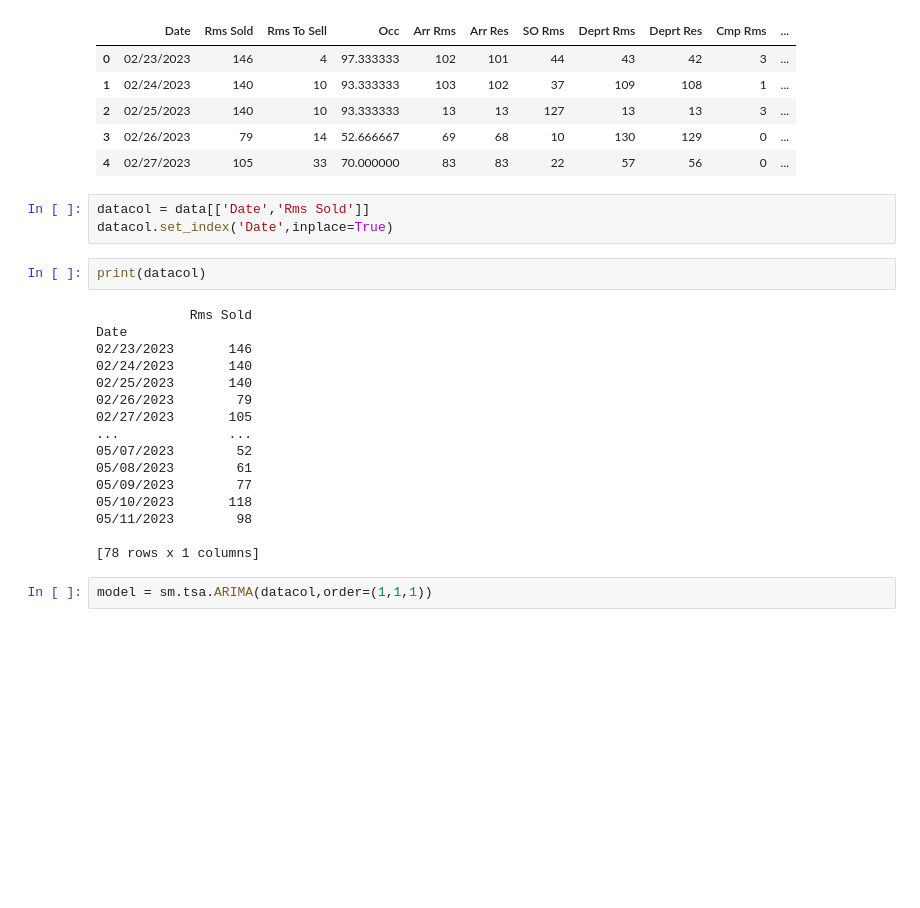
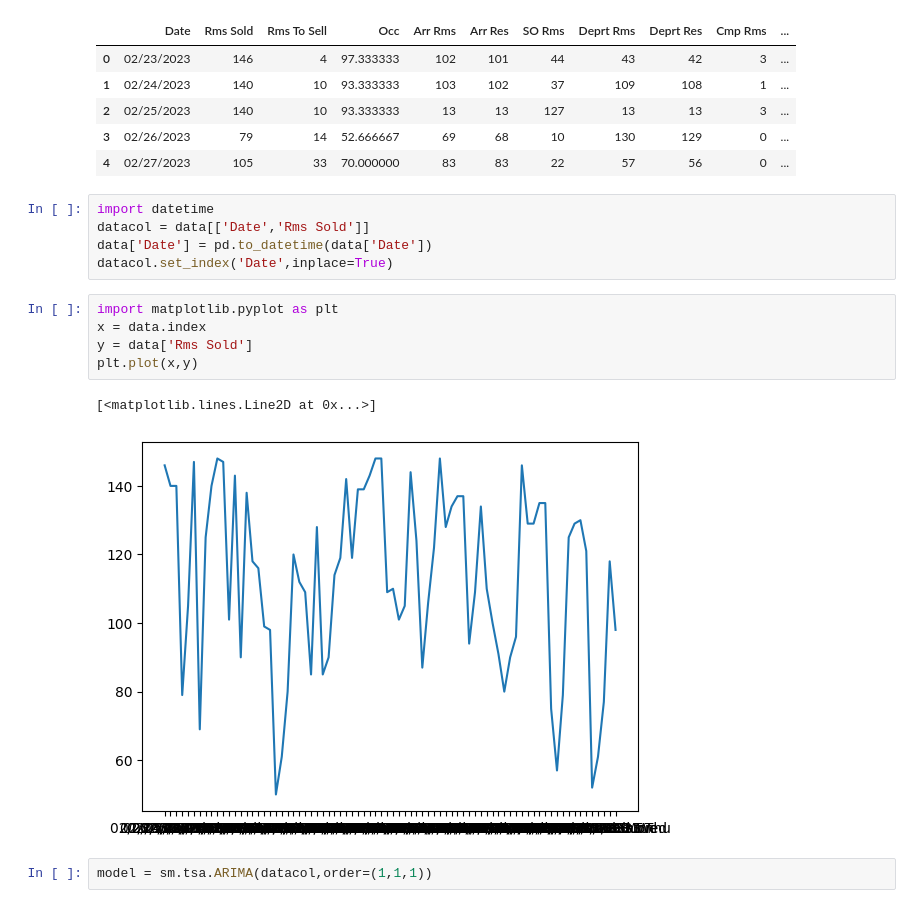
Before and after one commit to gtokusum/Forcasting, a Jupyter notebook: Statsmodels/Statsmodels.ipynb, the cells around one changed output. Cells and saved outputs as stored; diff of their text form; blank space fills up the shorter version.

```diff
--- a/Statsmodels/Statsmodels.ipynb
+++ b/Statsmodels/Statsmodels.ipynb
@@ -29,26 +29,18 @@ data.head()
 | 3 | 02/26/2023 | 79 | 14 | 52.666667 | 69 | 68 | 10 | 130 | 129 | 0 | ... |
 | 4 | 02/27/2023 | 105 | 33 | 70.000000 | 83 | 83 | 22 | 57 | 56 | 0 | ... |
 # %%
+import datetime
 datacol = data[['Date','Rms Sold']]
+data['Date'] = pd.to_datetime(data['Date'])
 datacol.set_index('Date',inplace=True)
-# %%
-print(datacol)
-# %% [output]
-            Rms Sold
-Date
-02/23/2023       146
-02/24/2023       140
-02/25/2023       140
-02/26/2023        79
-02/27/2023       105
-...              ...
-05/07/2023        52
-05/08/2023        61
-05/09/2023        77
-05/10/2023       118
-05/11/2023        98
-
-[78 rows x 1 columns]
+# %%
+import matplotlib.pyplot as plt
+x = data.index
+y = data['Rms Sold']
+plt.plot(x,y)
+# %% [output]
+[<matplotlib.lines.Line2D at 0x...>]
+[figure, added]
 # %%
 model = sm.tsa.ARIMA(datacol,order=(1,1,1))
 # %%
```
Also changed, not shown: parts of 1 cell of this notebook, 6 other files.
